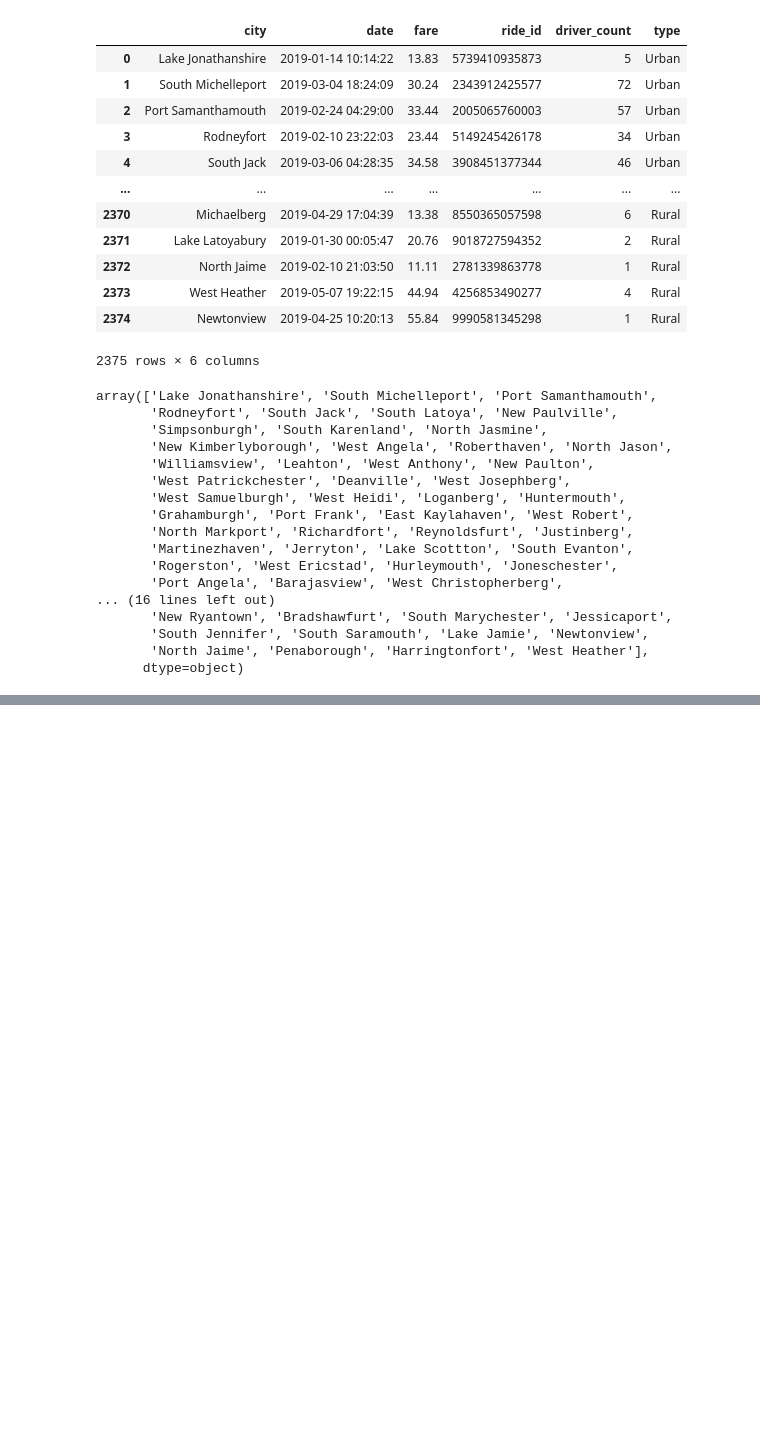
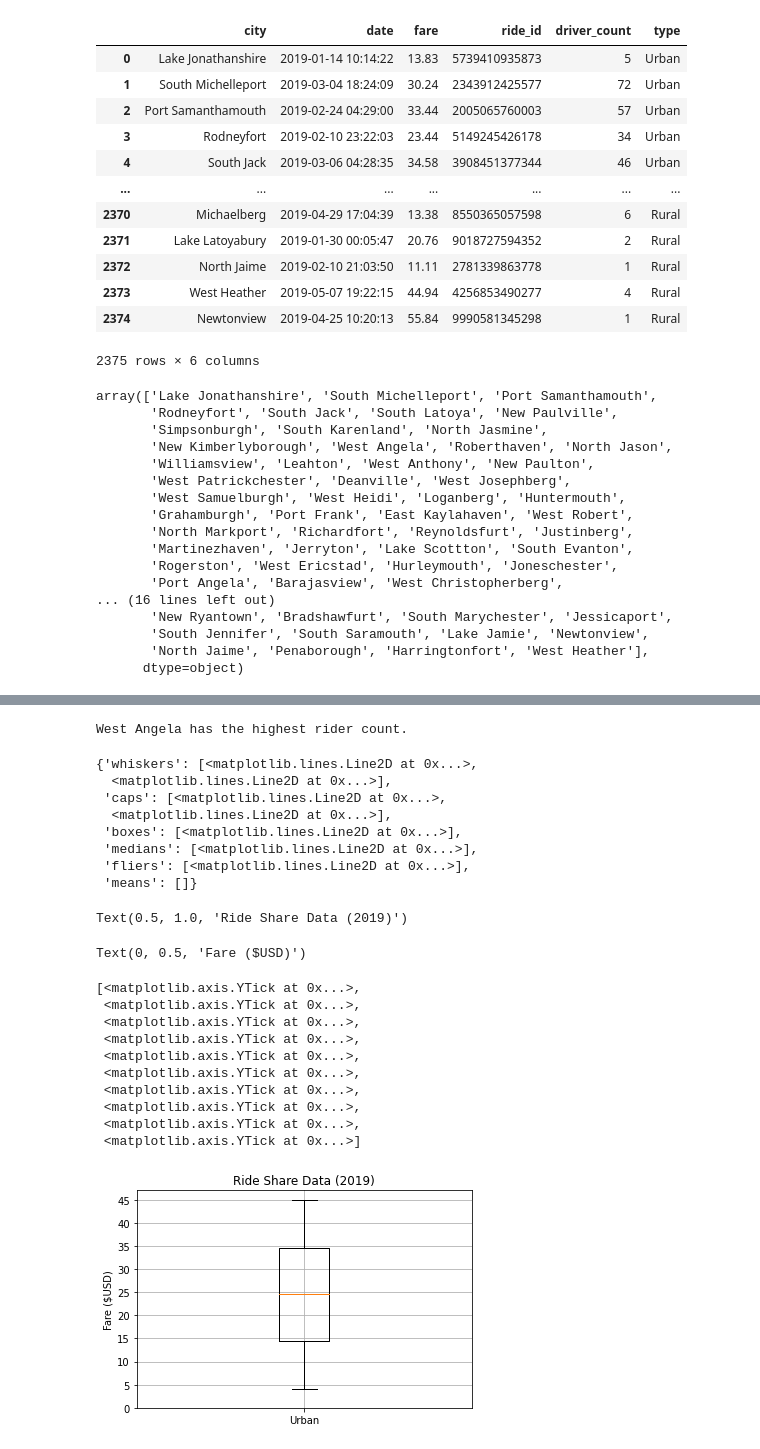
Before and after one commit to coocoojames/PyBer_Analysis, a Jupyter notebook: Plotting Data Frames.ipynb, the cells around one changed output, grey strips where cells are left out. Saved outputs shown, nothing was run; the diff lists cells and outputs as text; code cells hidden in the pictures; blank space fills up the shorter version.

```diff
--- a/Plotting Data Frames.ipynb
+++ b/Plotting Data Frames.ipynb
@@ -107,0 +253,12 @@ array(['Lake Jonathanshire', 'South Michelleport', 'Port Samanthamouth',
+# %%
+urban_fares = urban_cities_df["fare"]
+urban_fares.head()
+
+mean_urban_fares = np.mean(urban_fares)
+print(f"The mean fare price for urban trips is ${mean_urban_fares:.2f}.")
+
+median_urban_fares = np.median(urban_fares)
+print(f"The median fare price for urban trips is ${median_urban_fares:.2f}.")
+
+mode_urban_fares = sts.mode(urban_fares)
+print(f"The mode fare price for urban trips is {mode_urban_fares}.")
@@ -107,0 +366,35 @@ array(['Lake Jonathanshire', 'South Michelleport', 'Port Samanthamouth',
+# %%
+urban_city_outlier = urban_ride_count[urban_ride_count==39].index[0]
+print(f"{urban_city_outlier} has the highest rider count.")
+# %% [output]
+West Angela has the highest rider count.
+# %%
+fig, ax = plt.subplots()
+ax.boxplot(urban_fares, labels=['Urban'])
+ax.set_title('Ride Share Data (2019)')
+ax.set_ylabel('Fare ($USD)')
+ax.set_yticks(np.arange(0,50, step=5))
+ax.grid()
+plt.show()
+# %% [output]
+{'whiskers': [<matplotlib.lines.Line2D at 0x...>,
+  <matplotlib.lines.Line2D at 0x...>],
+ 'caps': [<matplotlib.lines.Line2D at 0x...>,
+  <matplotlib.lines.Line2D at 0x...>],
+ 'boxes': [<matplotlib.lines.Line2D at 0x...>],
+ 'medians': [<matplotlib.lines.Line2D at 0x...>],
+ 'fliers': [<matplotlib.lines.Line2D at 0x...>],
+ 'means': []}
+Text(0.5, 1.0, 'Ride Share Data (2019)')
+Text(0, 0.5, 'Fare ($USD)')
+[<matplotlib.axis.YTick at 0x...>,
+ <matplotlib.axis.YTick at 0x...>,
+ <matplotlib.axis.YTick at 0x...>,
+ <matplotlib.axis.YTick at 0x...>,
+ <matplotlib.axis.YTick at 0x...>,
+ <matplotlib.axis.YTick at 0x...>,
+ <matplotlib.axis.YTick at 0x...>,
+ <matplotlib.axis.YTick at 0x...>,
+ <matplotlib.axis.YTick at 0x...>,
+ <matplotlib.axis.YTick at 0x...>]
+[figure, added]
```
Also changed, not shown: parts of 28 cells of this notebook, 1 other file.
